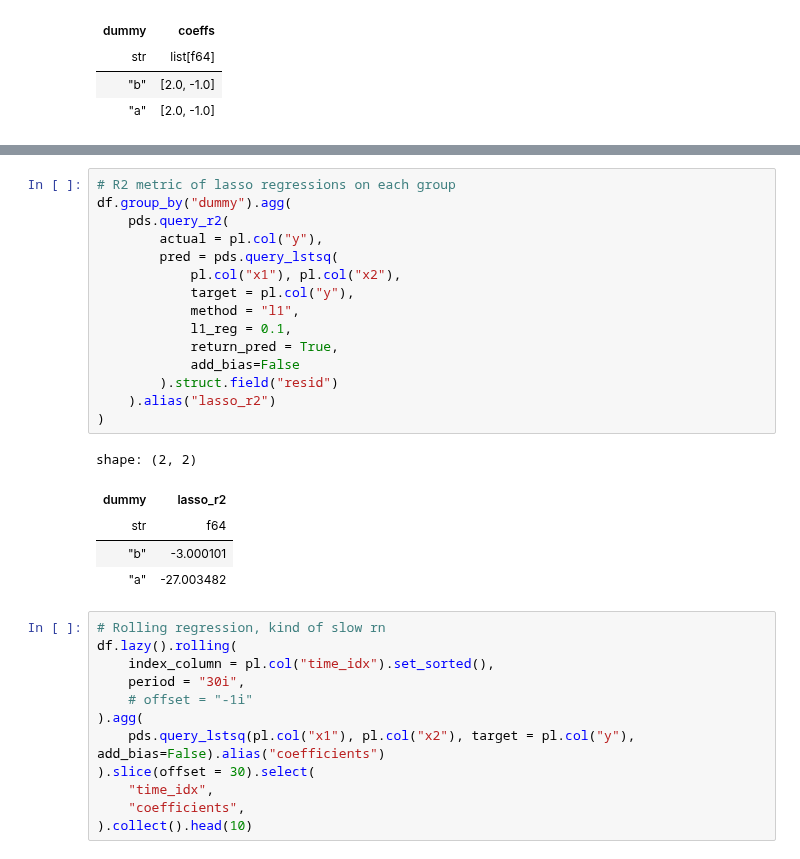
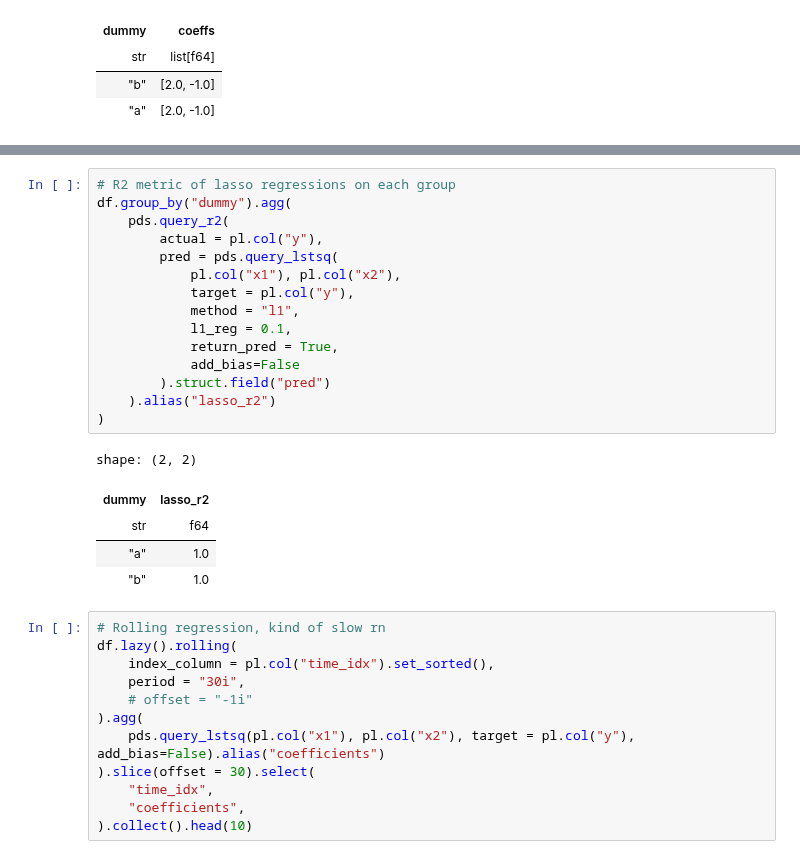
Before and after one commit to abstractqqq/polars_ds_extension, a Jupyter notebook: examples/basics.ipynb, the cells around one changed output, grey strips where cells are left out. Cells and saved outputs as stored; diff of their text form.

```diff
--- a/examples/basics.ipynb
+++ b/examples/basics.ipynb
@@ -205,24 +206,24 @@ shape: (2, 2)
 # %%
 # R2 metric of lasso regressions on each group
 df.group_by("dummy").agg(
     pds.query_r2(
         actual = pl.col("y"),
         pred = pds.query_lstsq(
             pl.col("x1"), pl.col("x2"),
             target = pl.col("y"),
             method = "l1",
             l1_reg = 0.1,
             return_pred = True,
             add_bias=False
-        ).struct.field("resid")
+        ).struct.field("pred")
     ).alias("lasso_r2")
 )
 # %% [output]
 shape: (2, 2)
 | dummy | lasso_r2 |
 | str | f64 |
-| "b" | -3.000101 |
-| "a" | -27.003482 |
+| "a" | 1.0 |
+| "b" | 1.0 |
 # %%
 # Rolling regression, kind of slow rn
 df.lazy().rolling(
```
Also changed, not shown: parts of 32 cells of this notebook, 6 other files.
